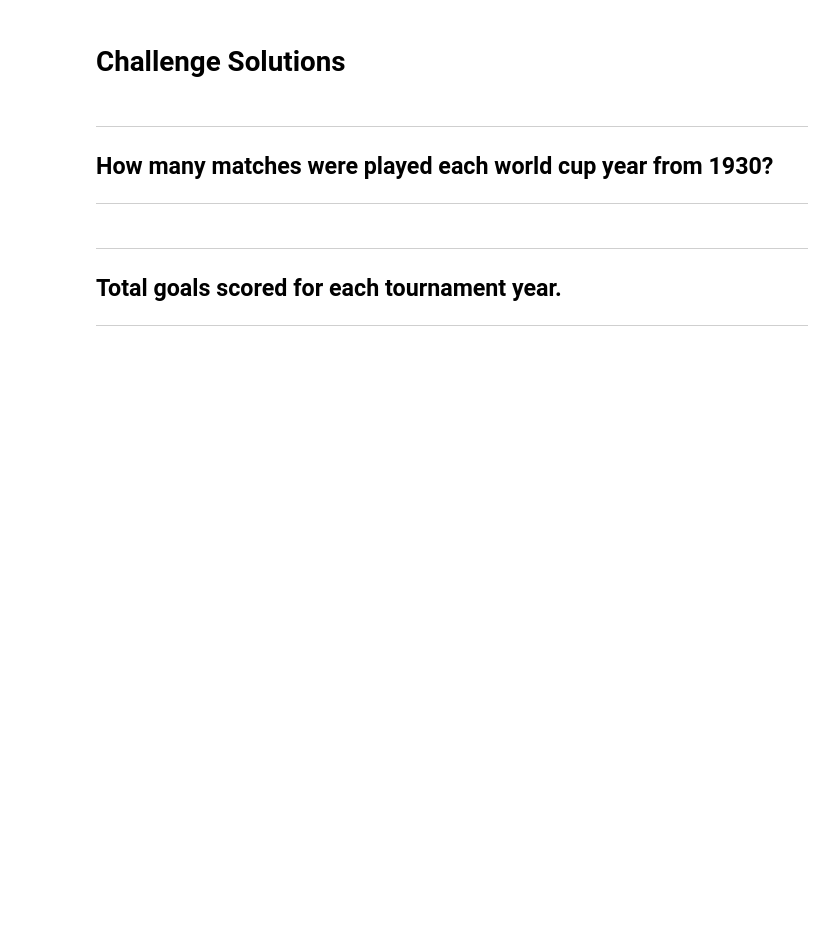
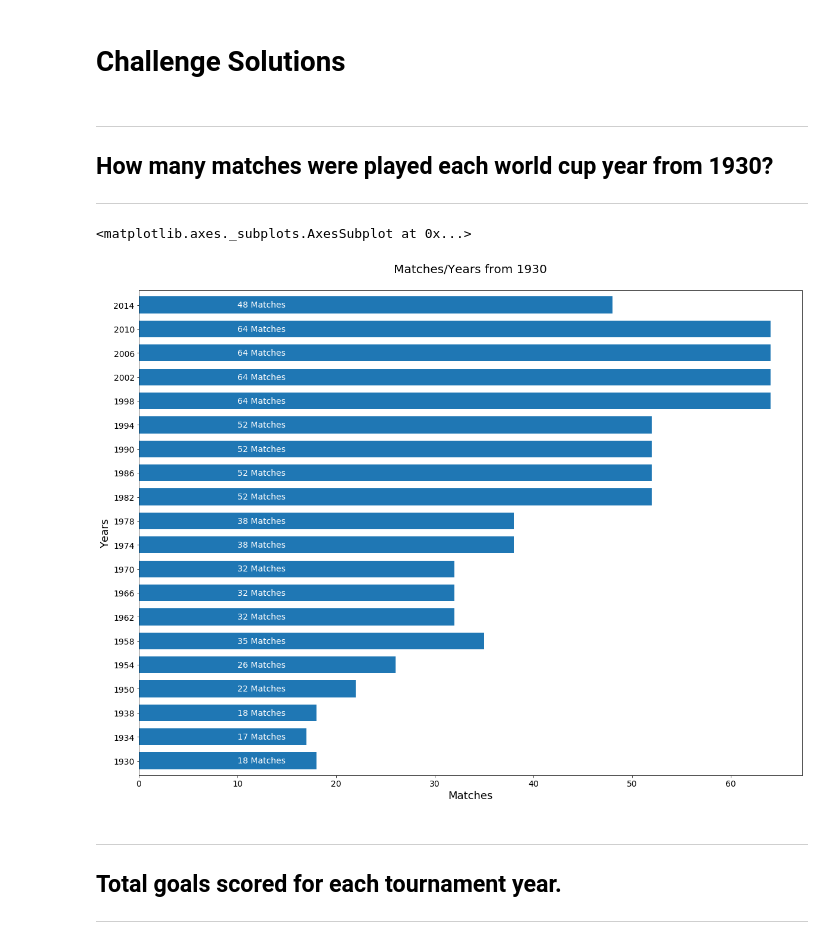
Before and after one commit to oaadeegbe/fifa-world-cup, a Jupyter notebook: Fifa Dataset Challenge.ipynb, the cells around one changed output. Cells and saved outputs as stored; diff of their text form; code cells hidden in the pictures; blank space fills up the shorter version.

```diff
--- a/Fifa Dataset Challenge.ipynb
+++ b/Fifa Dataset Challenge.ipynb
@@ -52,28 +61,22 @@ df.describe()
 ## How many matches were played each world cup year from 1930?
 ---
 # %%
-total_years = Counter(df['Year'])
+def barplot(x_axis, y_axis, x_data, y_data, annotate = 10, bar_width = 0.7):
+    bar = pd.DataFrame(columns = [x_axis, y_axis])
+    bar[x_axis] = x_data
+    bar[y_axis] = y_data
 
-for k,v in total_years.items():
-    print('In', str(k) + ',', 'a total of', v, 'matches were played.', '\n------')
+    plot = bar.plot(kind='barh', x = x_axis, y = y_axis, figsize = (20, 15), width = bar_width, legend = False)
+
+    plt.title(y_axis + '/' + x_axis + ' from 1930', fontsize = 20, pad = 30)
+    plt.ylabel(x_axis, fontsize = 18)
+    plt.xlabel(y_axis, fontsize = 18)
+    plt.xticks(fontsize = 14)
+    plt.yticks(fontsize = 14)
 
 
-#------------------------------------------------------------------------------#
+    for i in range(bar[y_axis].count()):
+        plt.annotate(str(bar[y_axis].loc[i]) + ' ' + y_axis, xy = (annotate, i - 0.1), color = 'w', fontsize = 14)
 
 
-total_matches = pd.DataFrame(columns = ['Years', 'Matches'])
-total_matches['Years'] = total_years.keys()
-total_matches['Matches'] = total_years.values()
-
-total_matches.plot(kind='barh', x = 'Years', y = 'Matches', figsize = (20, 15), width = 0.7, legend = False)
-
-
-plt.title('Matches/Year from 1930', fontsize = 20, pad = 30)
-plt.ylabel('Years', fontsize = 18)
-plt.xlabel('Matches Played', fontsize = 18)
-plt.xticks(fontsize = 14)
-plt.yticks(fontsize = 14)
-
-
-for i in range(total_matches['Matches'].count()):
-    plt.annotate(str(total_matches['Matches'].loc[i]) + ' Matches', xy = (10, i - 0.1), color = 'w', fontsize = 14)
+    return plot
@@ -80,3 +88,8 @@ for i in range(total_matches['Matches'].count()):
+# %%
+barplot('Years', 'Matches', total_years.keys(), total_years.values())
+# %% [output]
+<matplotlib.axes._subplots.AxesSubplot at 0x...>
+[figure, added]
 # %% [markdown]
 ---
 ## Total goals scored for each tournament year.
```
Also changed, not shown: parts of 25 cells of this notebook.
